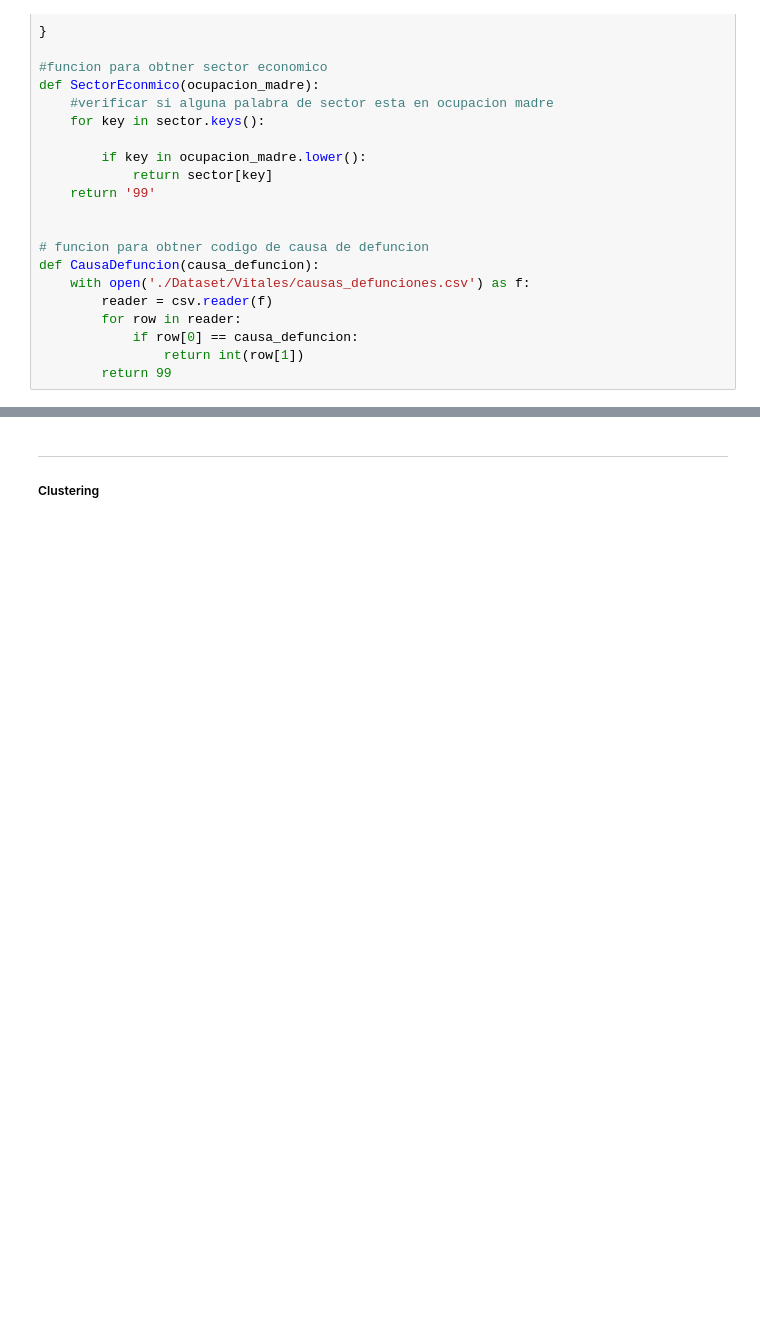
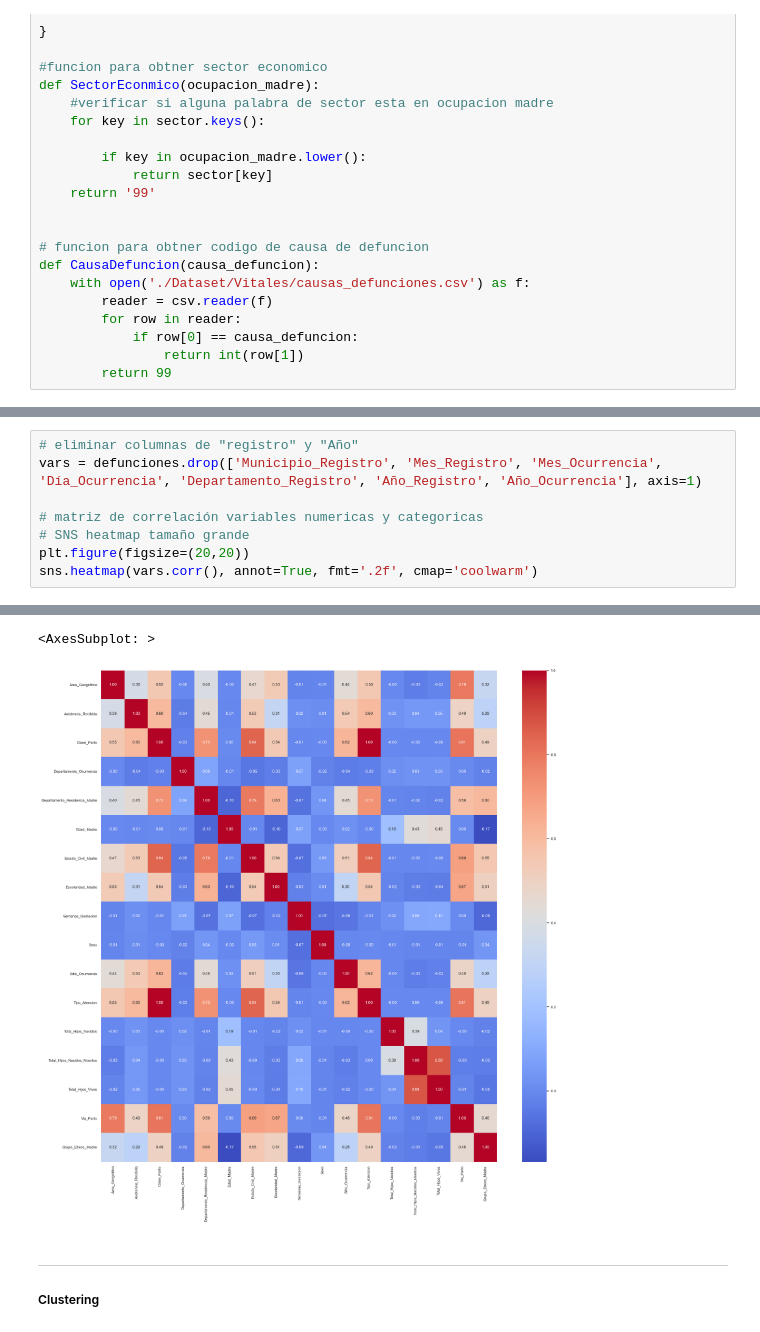
Before and after one commit to stefanoaragoni/mineria_proyecto, a Jupyter notebook: Analisis_exploratorio.ipynb, the cells around one changed output, grey strips where cells are left out. Drawn from its saved outputs; the diff is of its cells as text; blank space fills up the shorter version.

```diff
--- a/Analisis_exploratorio.ipynb
+++ b/Analisis_exploratorio.ipynb
@@ -849,0 +817,9 @@ The default value of numeric_only in DataFrame.corr is deprecated. In a future v
+# %%
+# eliminar columnas de "registro" y "Año"
+vars = defunciones.drop(['Municipio_Registro', 'Mes_Registro', 'Mes_Ocurrencia', 'Día_Ocurrencia', 'Departamento_Registro', 'Año_Registro', 'Año_Ocurrencia'], axis=1)
+
+# matriz de correlación variables numericas y categoricas
+# SNS heatmap tamaño grande
+plt.figure(figsize=(20,20))
+sns.heatmap(vars.corr(), annot=True, fmt='.2f', cmap='coolwarm')
+# %% [output]
@@ -850,3 +827,5 @@ The default value of numeric_only in DataFrame.corr is deprecated. In a future v
+<AxesSubplot: >
+[figure, added]
 # %% [markdown]
 ------------
 ##### Clustering
```
Also changed, not shown: parts of 10 cells of this notebook.
